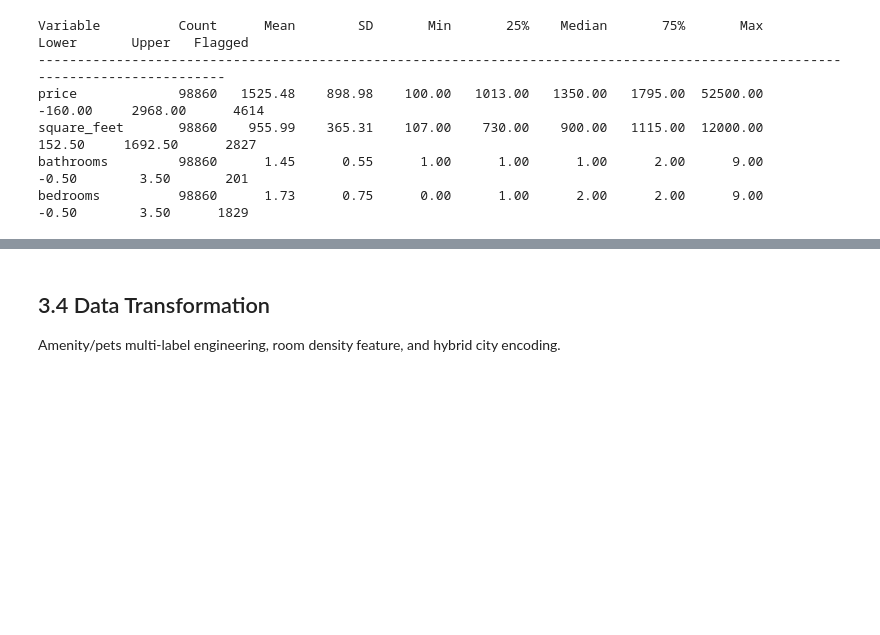
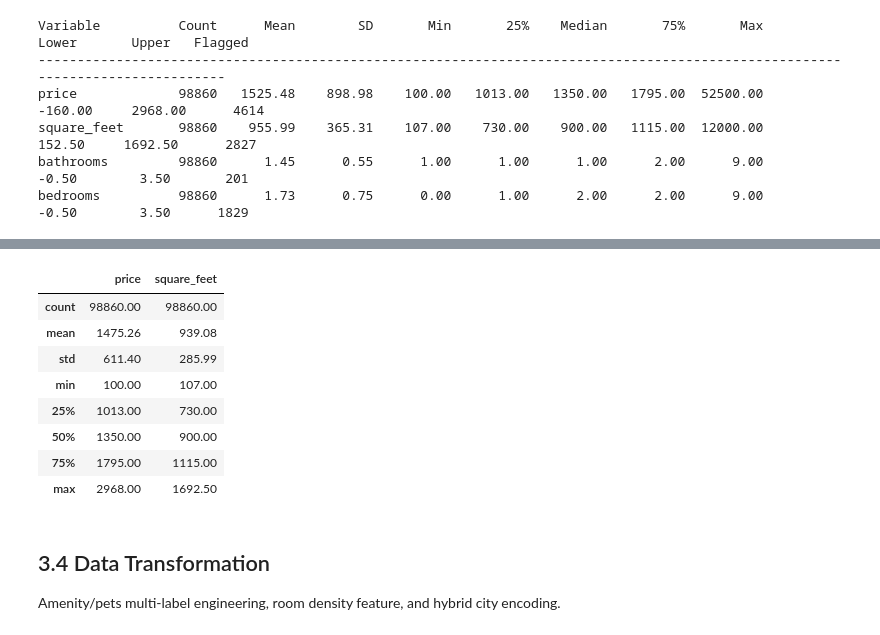
Before and after one commit to jason1ng/apartment_rental_price_prediction, a Jupyter notebook: notebooks/02_data_preparation.ipynb, the cells around one changed output, grey strips where cells are left out. Drawn from its saved outputs; the diff is of its cells as text; code cells hidden in the pictures; blank space fills up the shorter version.

```diff
--- a/notebooks/02_data_preparation.ipynb
+++ b/notebooks/02_data_preparation.ipynb
@@ -161,3 +159,15 @@ df_capped = treat_outliers(df_clean, verbose=True)
+# %%
+df_capped[["price", "square_feet"]].describe().round(2)
+# %% [output]
+|  | price | square_feet |
+| count | 98860.00 | 98860.00 |
+| mean | 1475.26 | 939.08 |
+| std | 611.40 | 285.99 |
+| min | 100.00 | 107.00 |
+| 25% | 1013.00 | 730.00 |
+| 50% | 1350.00 | 900.00 |
+| 75% | 1795.00 | 1115.00 |
+| max | 2968.00 | 1692.50 |
 # %% [markdown]
 ## 3.4 Data Transformation
 Amenity/pets multi-label engineering, room density feature, and hybrid city encoding.
```
Also changed, not shown: parts of 5 cells of this notebook, 1 other file.
